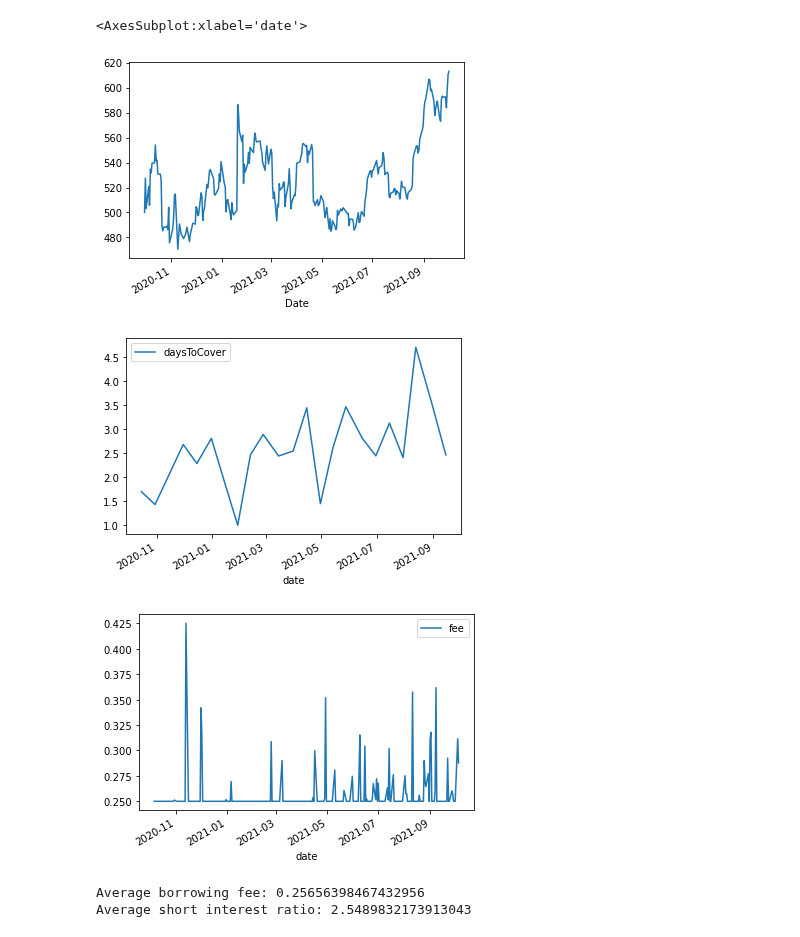
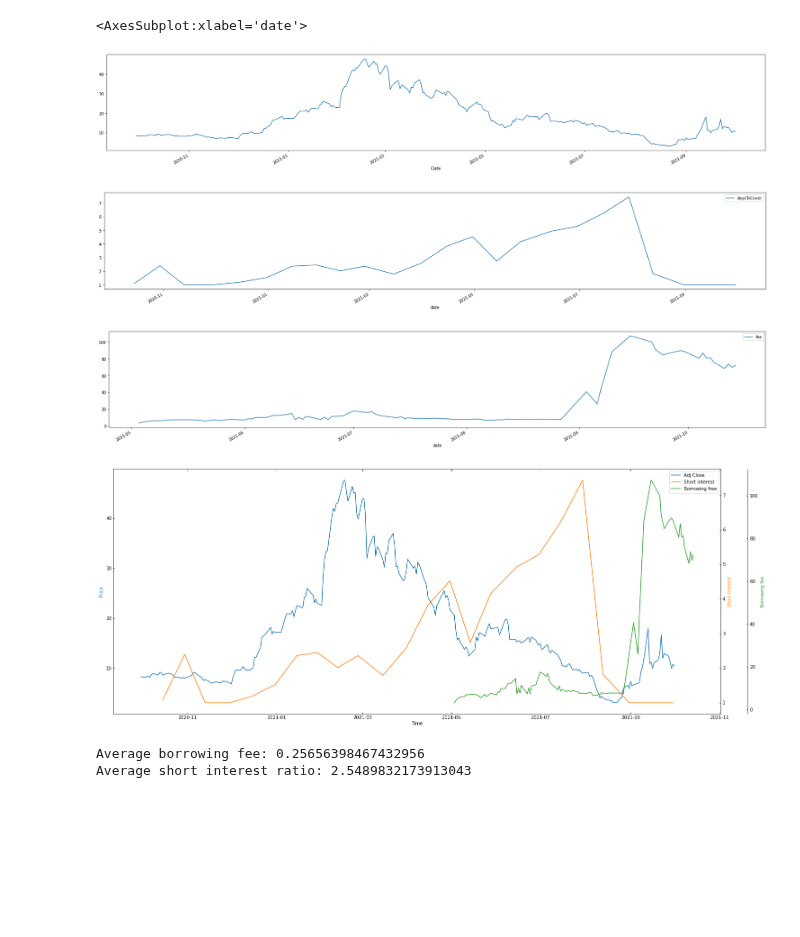
Before and after one commit to darrelhong/is453proj, a Jupyter notebook: data.ipynb, the cells around one changed output. Saved outputs shown, nothing was run; the diff lists cells and outputs as text; code cells hidden in the pictures; blank space fills up the shorter version.

Commit message:
plot three axes on same chart

```diff
--- a/data.ipynb
+++ b/data.ipynb
@@ -4,7 +4,7 @@ import requests
 import json
 from pandas_datareader import data
 # %%
-ticker = 'NFLX'
+ticker = 'ATER'
 # %%
 si_data = requests.get(f'https://api.nasdaq.com/api/quote/{ticker}/short-interest?assetClass=stocks',
                     headers={"Accept-Language": "en-US,en;q=0.9",
@@ -75,12 +75,49 @@ ibd_df
 # %%
-price_data['Adj Close'].plot()
-si_df.plot(x='date')
-ibd_df.plot(x='date', y='fee')
+
+price_data['Adj Close'].plot(figsize=(30, 5))
+si_df.plot(x='date', figsize=(30, 5))
+ibd_df.plot(x='date', y='fee', figsize=(30, 5))
 # %% [output]
 <AxesSubplot:xlabel='date'>
-[figure, old version]
+[figure, new version]
-[figure, old version]
+[figure, new version]
-[figure, old version]
+[figure, new version]
+# %%
+from mpl_toolkits.axes_grid1 import host_subplot
+from mpl_toolkits import axisartist
+import matplotlib.pyplot as plt
+
+host = host_subplot(111, axes_class=axisartist.Axes,figure=plt.figure(figsize=(30,10)))
+plt.subplots_adjust(right=0.75)
+
+
+par1 = host.twinx()
+par2 = host.twinx()
+
+par2.axis["right"] = par2.new_fixed_axis(loc="right", offset=(60, 0))
+
+par1.axis["right"].toggle(all=True)
+par2.axis["right"].toggle(all=True)
+
+p1, = host.plot(price_data.index, price_data['Adj Close'], label="Adj Close")
+p2, = par1.plot(si_df['date'], si_df['daysToCover'], label="Short interest")
+p3, = par2.plot(ibd_df['date'], ibd_df['fee'], label="Borrowing free")
+
+
+host.set_xlabel("Time")
+host.set_ylabel("Price")
+par1.set_ylabel("Short interest")
+par2.set_ylabel("Borrowing fee")
+
+host.legend()
+
+host.axis["left"].label.set_color(p1.get_color())
+par1.axis["right"].label.set_color(p2.get_color())
+par2.axis["right"].label.set_color(p3.get_color())
+
+plt.show()
+# %% [output]
+[figure, added]
 # %%
 avg_borrowing_fee = ibd_df['fee'].mean()
 print(f"Average borrowing fee: {avg_borrowing_fee}")
```
Also changed, not shown: parts of 3 cells of this notebook.
